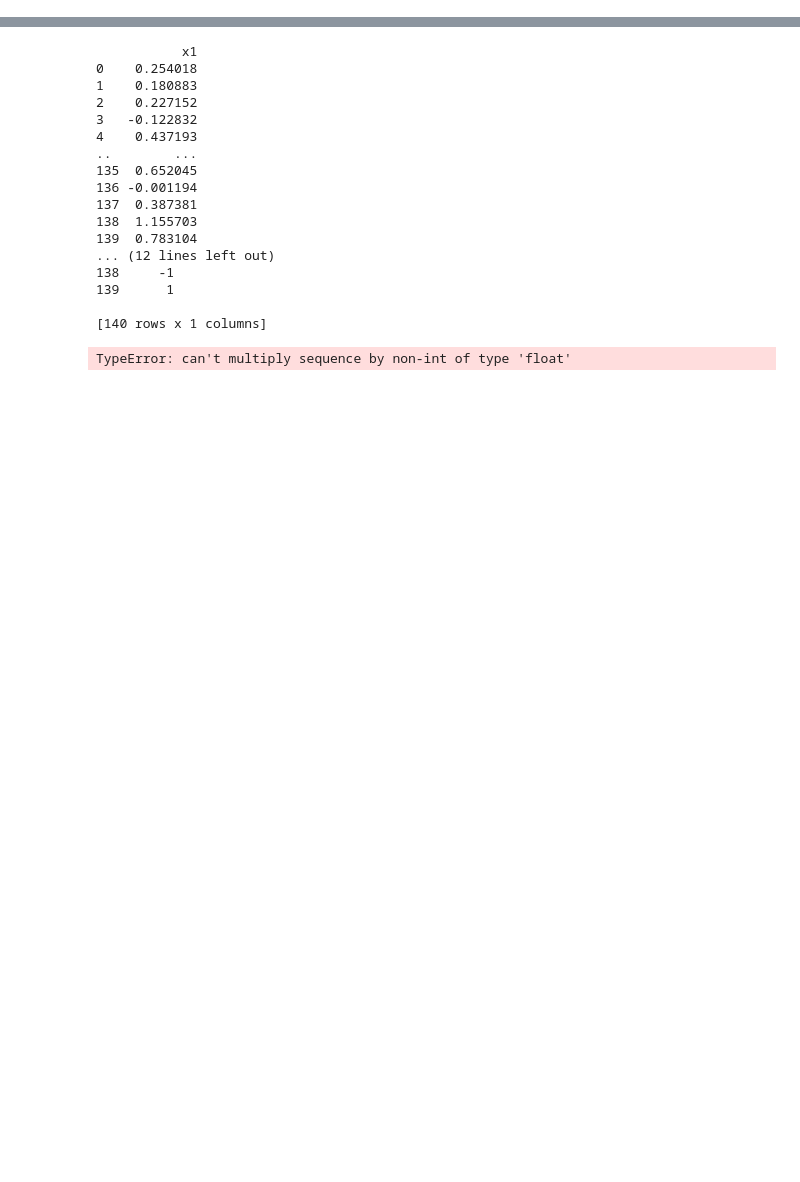
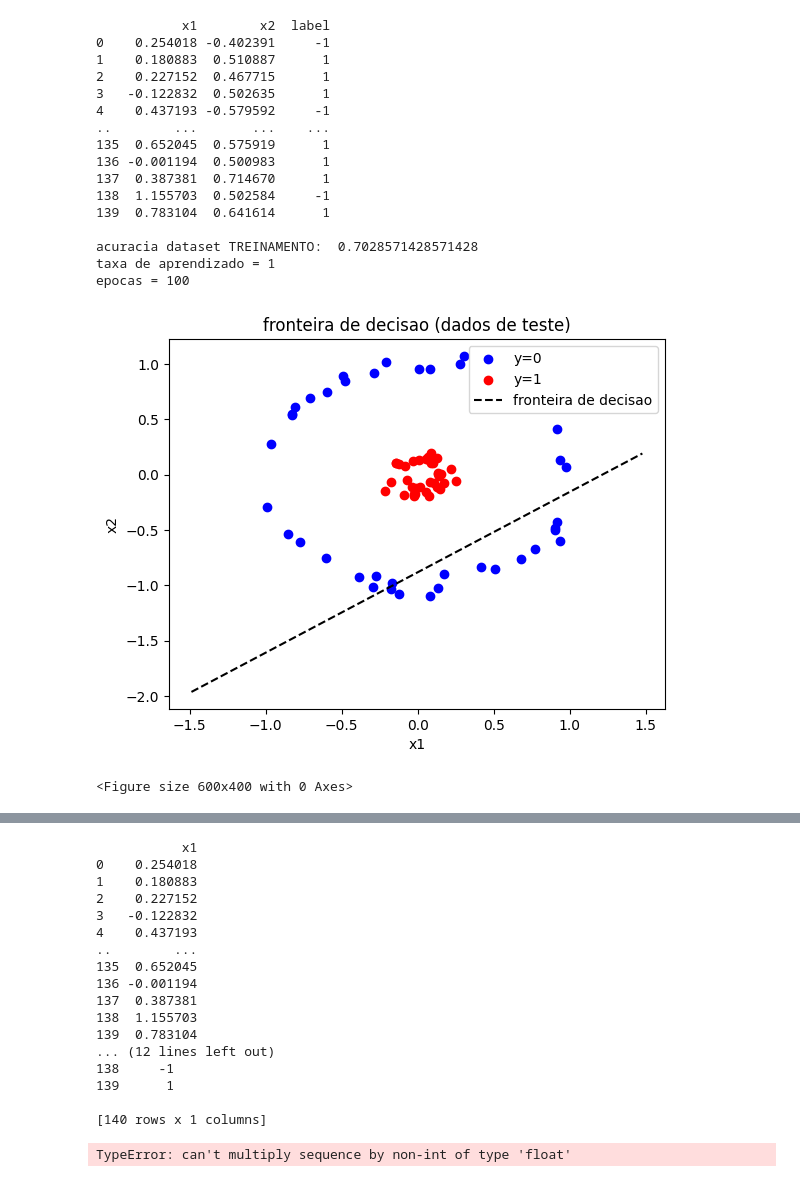
Before and after one commit to ukkarikari/neural-networks-1, a Jupyter notebook: activity-1/activity-1.ipynb, the cells around one changed output, grey strips where cells are left out. Drawn from its saved outputs; the diff is of its cells as text; code cells hidden in the pictures; blank space fills up the shorter version.

```diff
--- a/activity-1/activity-1.ipynb
+++ b/activity-1/activity-1.ipynb
@@ -14,0 +329,60 @@
+# %%
+#teste com um maior numero de epocas e uma taxa de treinamento maior
+import pandas as pd
+
+df_train_loaded = pd.read_csv("datasets/train_dataset2.csv")
+df_test_loaded = pd.read_csv("datasets/test_dataset2.csv")
+
+# treinamento e coleta de pesos
+bias = -1
+learn_rate = 1
+epochs = 100
+
+df_train = df_train_loaded
+df_train["label"] = df_train["label"].replace({-1: 0})
+weights = generate_weights((df_train.shape[1]), 42) # passo 3
+
+epoch_loss = []
+new_weights, train_pred = train_network(df_train, weights, bias, learn_rate, epochs)
+
+# teste com dataset de teste
+df_test = df_test_loaded
+df_test["label"] = df_test["label"].replace({-1: 0})
+
+predicted_values = only_classify(df_test, new_weights, bias, learn_rate, epochs)
+print("acuracia dataset TESTE: ", calculate_accuracy(predicted_values, df_test["label"]))
+print(f"taxa de aprendizado = {learn_rate}\nepocas = {epochs}\n")
+plot_decision_boundary(df_test, new_weights, bias, "fronteira de decisao (dados de teste)")
+
+# teste com dataset de treinamento
+predicted_values = only_classify(df_train, new_weights, bias, learn_rate, epochs)
+print("\nacuracia dataset TREINAMENTO: ", calculate_accuracy(predicted_values, df_train["label"]))
+print(f"taxa de aprendizado = {learn_rate}\nepocas = {epochs}\n")
+plot_decision_boundary(df_test, new_weights, bias, "fronteira de decisao (dados de teste)")
+
+# --- erro medio x epocas ---
+plt.figure(figsize=(6, 4))
+pd.DataFrame(epoch_loss).plot(kind="line", grid=True)
+plt.title("erro medio x epocas")
+plt.xlabel("epocas")
+plt.ylabel("erro medio")
+plt.show()
+# %% [output]
+           x1        x2  label
+0    0.254018 -0.402391     -1
+1    0.180883  0.510887      1
+2    0.227152  0.467715      1
+3   -0.122832  0.502635      1
+4    0.437193 -0.579592     -1
+..        ...       ...    ...
+135  0.652045  0.575919      1
+136 -0.001194  0.500983      1
+137  0.387381  0.714670      1
+138  1.155703  0.502584     -1
+139  0.783104  0.641614      1
+
+acuracia dataset TREINAMENTO:  0.7028571428571428
+taxa de aprendizado = 1
+epocas = 100
+[figure, added]
+<Figure size 600x400 with 0 Axes>
```
Also changed, not shown: parts of 16 cells of this notebook.
